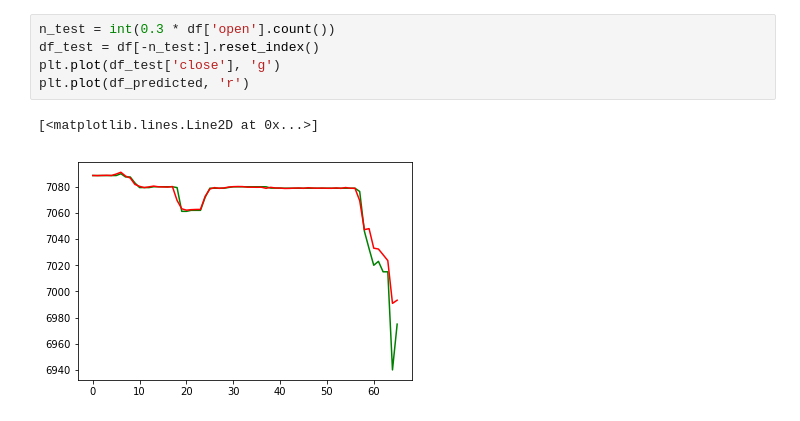
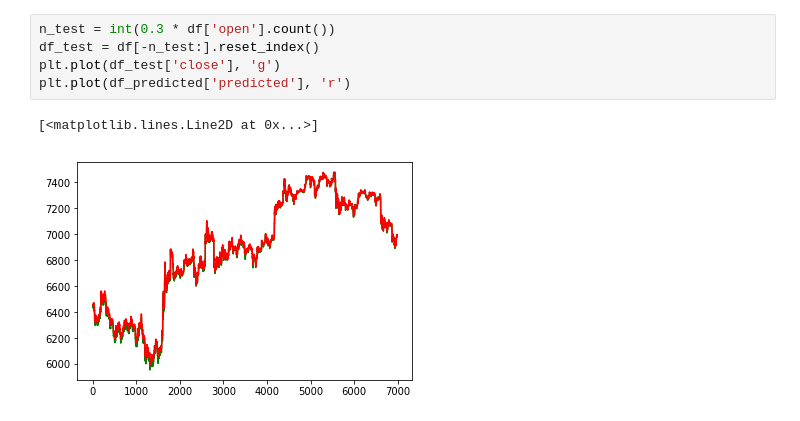
Before and after one commit to scristofari/bitcoin-challenge, a Jupyter notebook: BitCoin Challenge.ipynb, the cells around one changed output. Cells and saved outputs as stored; diff of their text form.

```diff
--- a/BitCoin Challenge.ipynb
+++ b/BitCoin Challenge.ipynb
@@ -142,8 +177,8 @@ df_predicted = core.test_order_percent(df=df)
 # %%
 n_test = int(0.3 * df['open'].count())
 df_test = df[-n_test:].reset_index()
 plt.plot(df_test['close'], 'g')
-plt.plot(df_predicted, 'r')
+plt.plot(df_predicted['predicted'], 'r')
 # %% [output]
 [<matplotlib.lines.Line2D at 0x...>]
-[figure, old version]
+[figure, new version]
```
Also changed, not shown: parts of 13 cells of this notebook, 7 other files.
